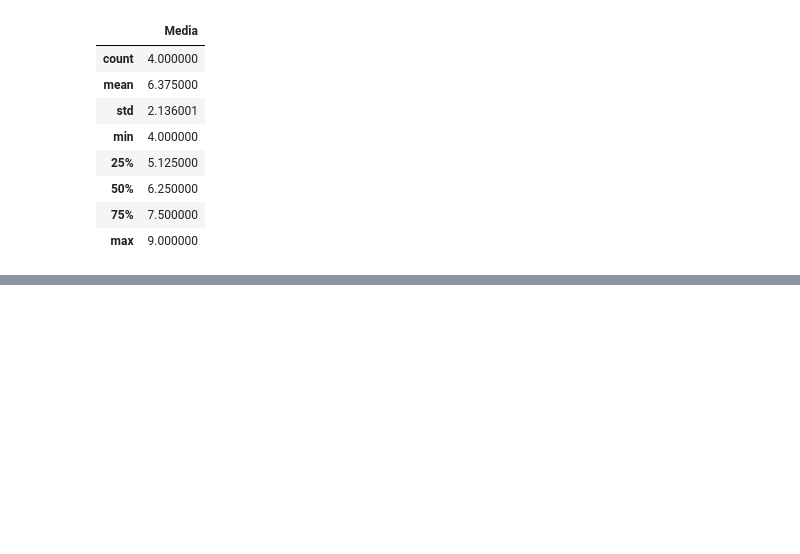
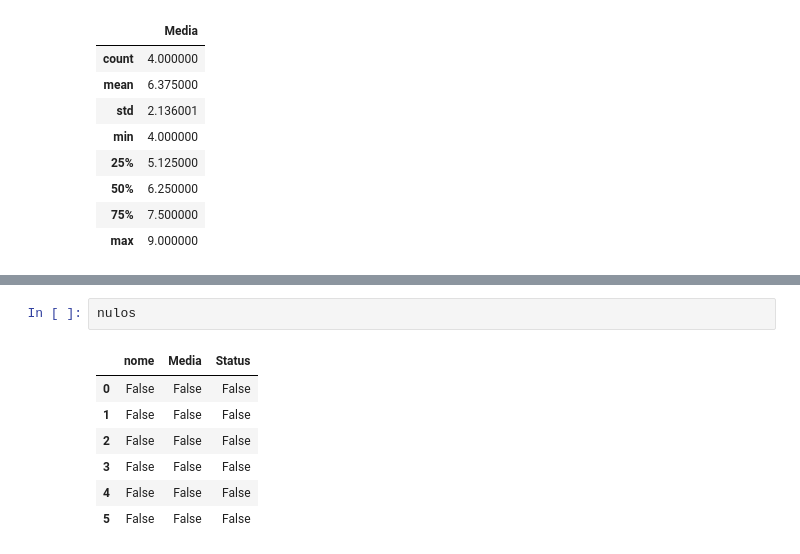
Before and after one commit to vitor-edu/Programa-de-Forma-o-Big-Data-BRQ, a Jupyter notebook: Pandas.ipynb, the cells around one changed output, grey strips where cells are left out. Saved outputs shown, nothing was run; the diff lists cells and outputs as text; blank space fills up the shorter version.

```diff
--- a/Pandas.ipynb
+++ b/Pandas.ipynb
@@ -128,0 +349,10 @@ data_frame1.describe() # Comando describe retorna alguns valores estatísticos d
+# %%
+nulos
+# %% [output]
+|  | nome | Media | Status |
+| 0 | False | False | False |
+| 1 | False | False | False |
+| 2 | False | False | False |
+| 3 | False | False | False |
+| 4 | False | False | False |
+| 5 | False | False | False |
```
Also changed, not shown: parts of 31 cells of this notebook.
